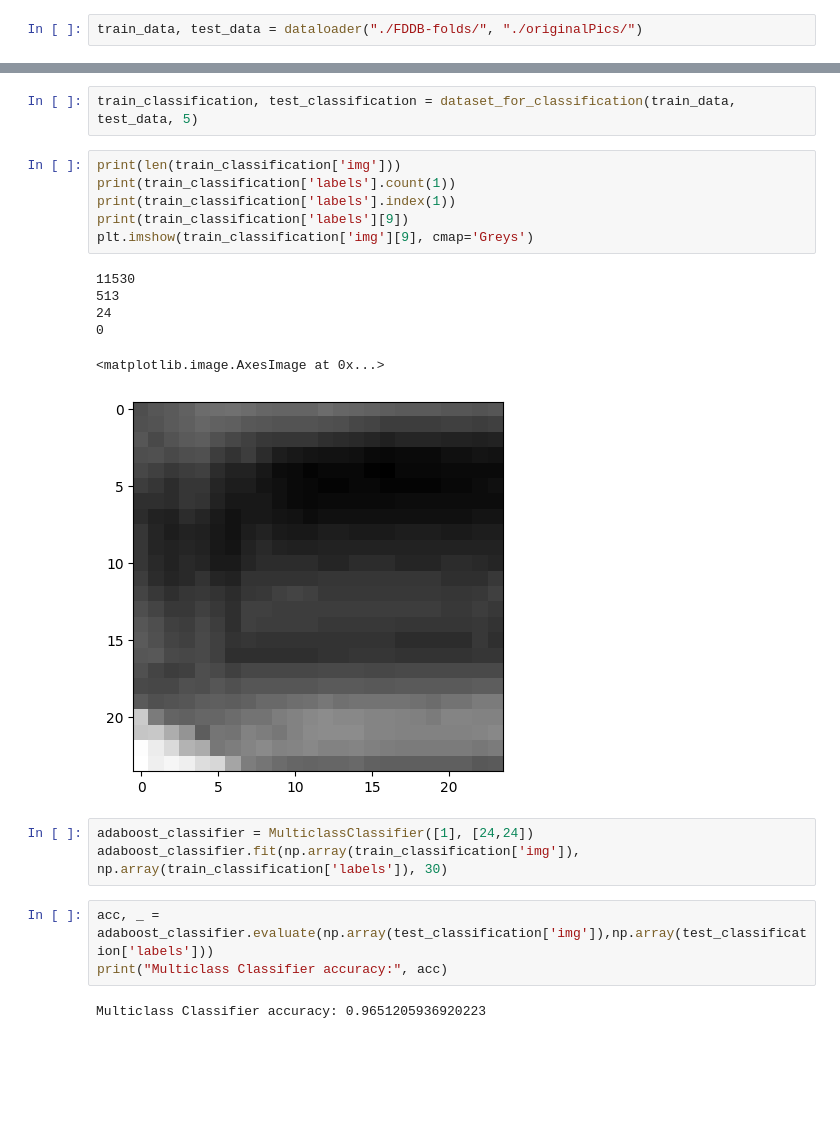
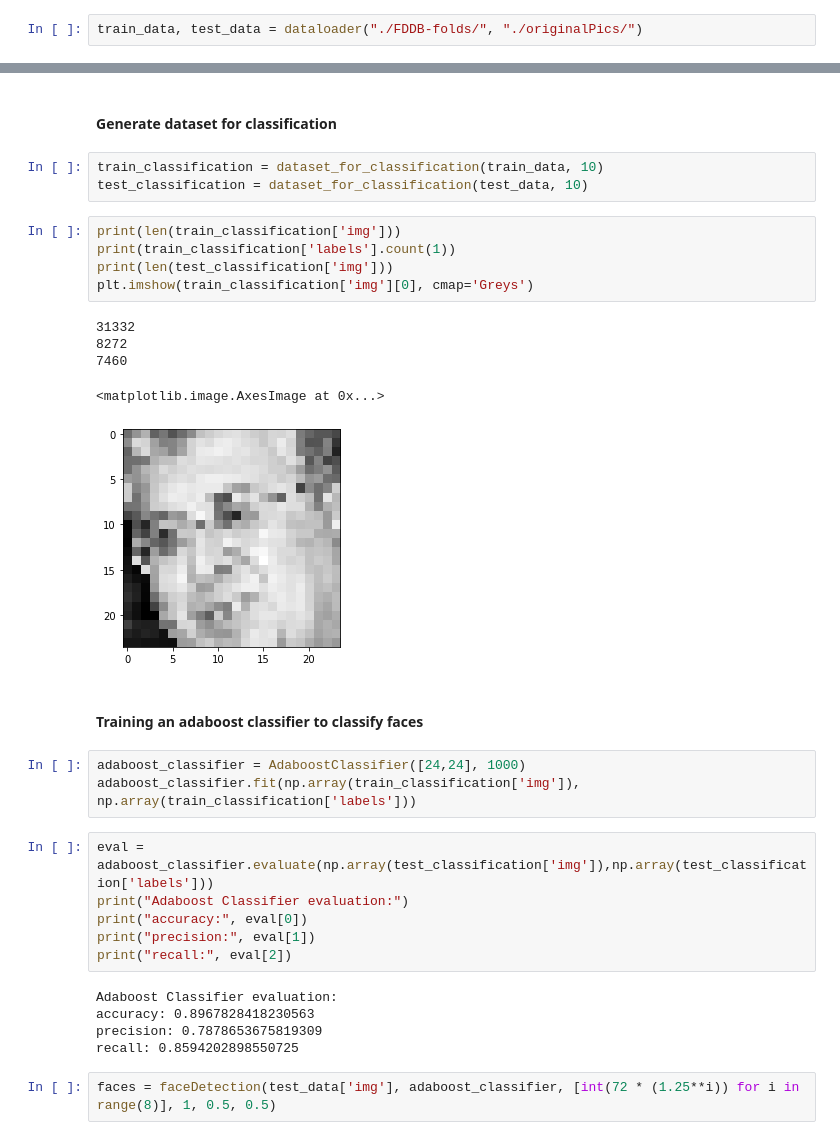
Before and after one commit to Kun-777/Adaboost-Yolov1_FDDB, a Jupyter notebook: a5.ipynb, the cells around one changed output, grey strips where cells are left out. Cells and saved outputs as stored; diff of their text form; blank space fills up the shorter version.

```diff
--- a/a5.ipynb
+++ b/a5.ipynb
@@ -42,23 +34,34 @@ plt.imshow(resized_im, cmap='Greys')
+# %% [markdown]
+#### Generate dataset for classification
 # %%
-train_classification, test_classification = dataset_for_classification(train_data, test_data, 5)
+train_classification = dataset_for_classification(train_data, 10)
+test_classification = dataset_for_classification(test_data, 10)
 # %%
 print(len(train_classification['img']))
 print(train_classification['labels'].count(1))
-print(train_classification['labels'].index(1))
-print(train_classification['labels'][9])
-plt.imshow(train_classification['img'][9], cmap='Greys')
+print(len(test_classification['img']))
+plt.imshow(train_classification['img'][0], cmap='Greys')
 # %% [output]
-11530
-513
-24
-0
+31332
+8272
+7460
 <matplotlib.image.AxesImage at 0x...>
-[figure, old version]
+[figure, new version]
+# %% [markdown]
+#### Training an adaboost classifier to classify faces
 # %%
-adaboost_classifier = MulticlassClassifier([1], [24,24])
-adaboost_classifier.fit(np.array(train_classification['img']), np.array(train_classification['labels']), 30)
+adaboost_classifier = AdaboostClassifier([24,24], 1000)
+adaboost_classifier.fit(np.array(train_classification['img']), np.array(train_classification['labels']))
 # %%
-acc, _ = adaboost_classifier.evaluate(np.array(test_classification['img']),np.array(test_classification['labels']))
-print("Multiclass Classifier accuracy:", acc)
+eval = adaboost_classifier.evaluate(np.array(test_classification['img']),np.array(test_classification['labels']))
+print("Adaboost Classifier evaluation:")
+print("accuracy:", eval[0])
+print("precision:", eval[1])
+print("recall:", eval[2])
 # %% [output]
-Multiclass Classifier accuracy: 0.9651205936920223
+Adaboost Classifier evaluation:
+accuracy: 0.8967828418230563
+precision: 0.7878653675819309
+recall: 0.8594202898550725
+# %%
+faces = faceDetection(test_data['img'], adaboost_classifier, [int(72 * (1.25**i)) for i in range(8)], 1, 0.5, 0.5)
```
Also changed, not shown: parts of 15 cells of this notebook, 54 other files.
